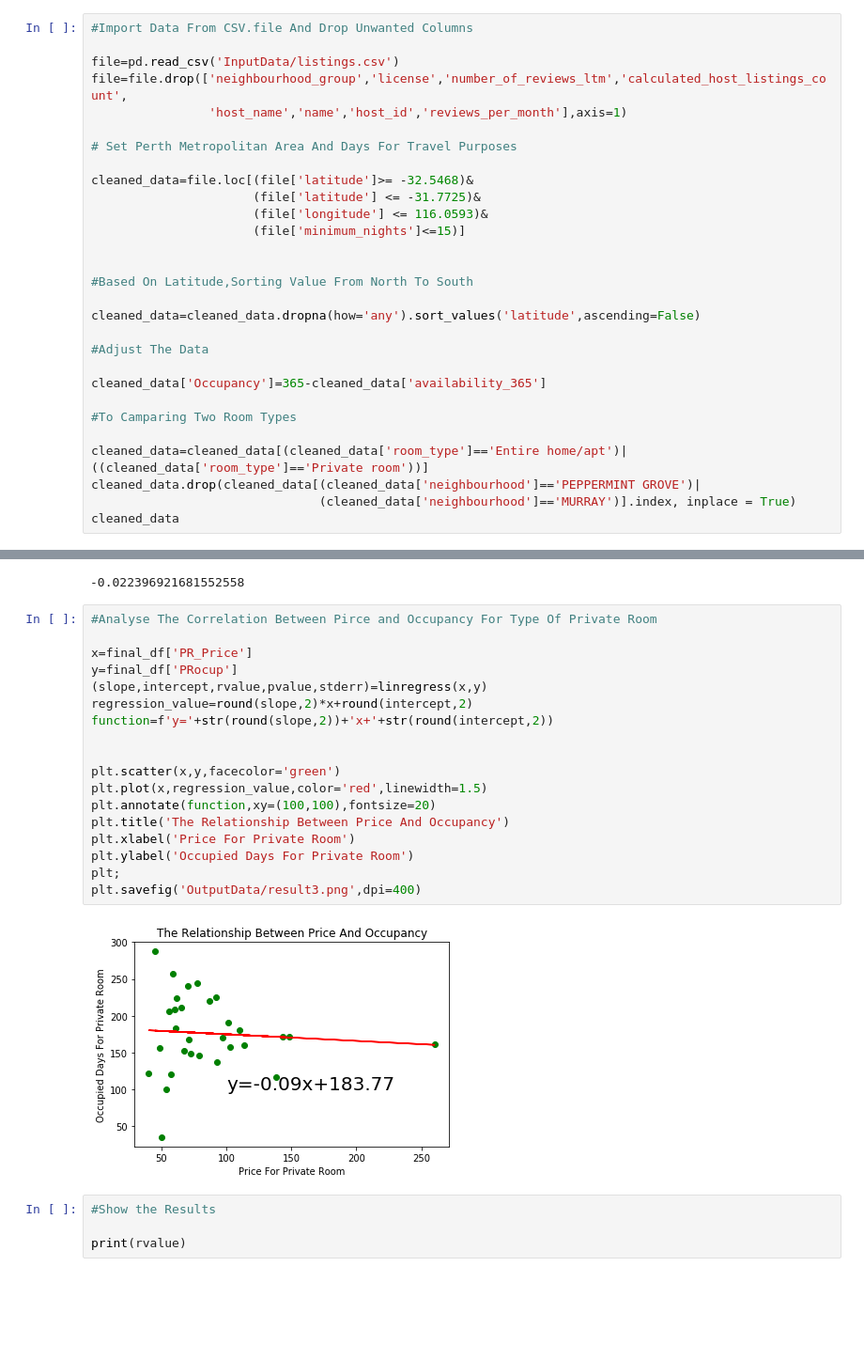
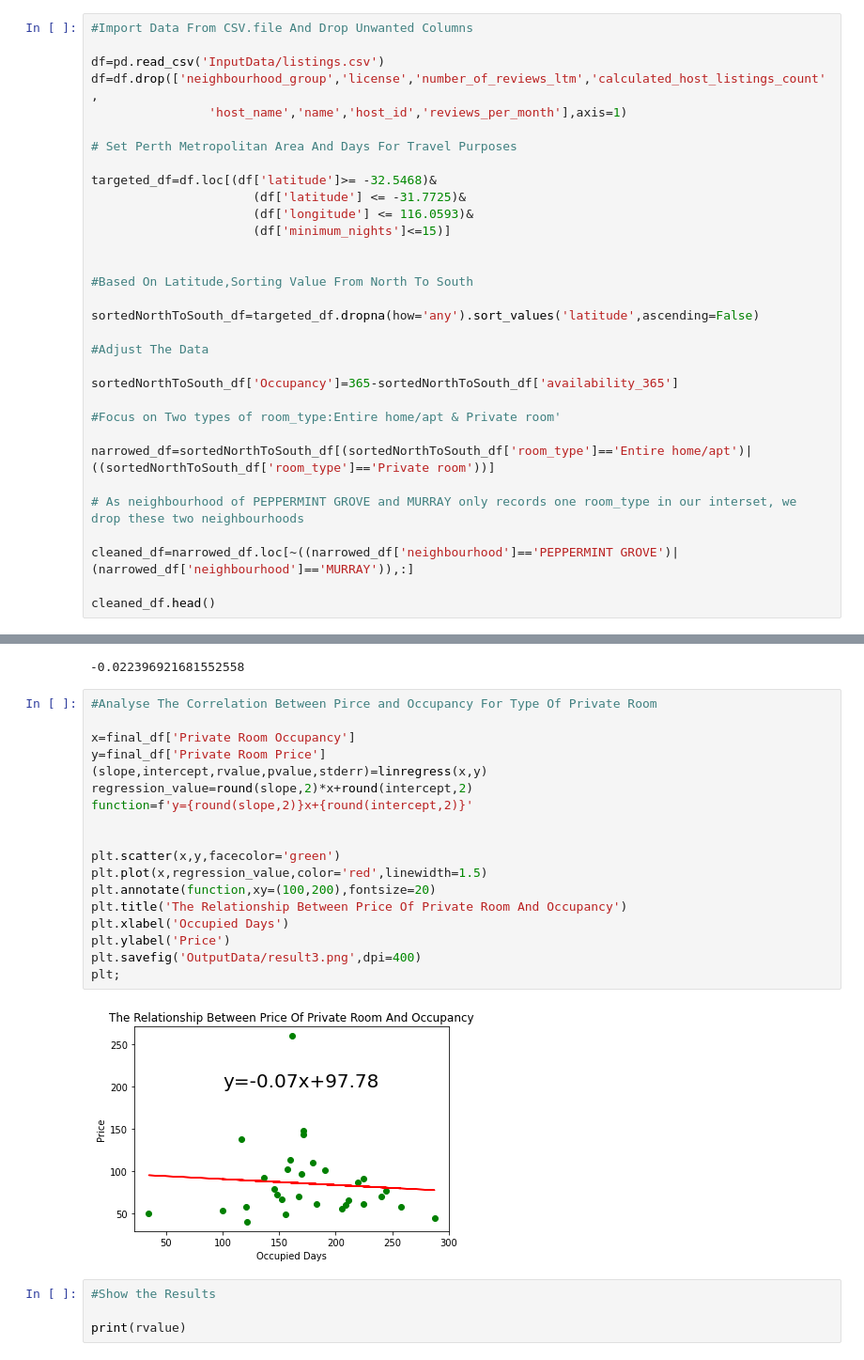
Before and after one commit to LynHJ/GmapsVisualization-Airbnb, a Jupyter notebook: ProjectAirbnb.ipynb, the cells around one changed output, grey strips where cells are left out. Shown at 94% size. Saved outputs shown, nothing was run; the diff lists cells and outputs as text; blank space fills up the shorter version.

```diff
--- a/ProjectAirbnb.ipynb
+++ b/ProjectAirbnb.ipynb
@@ -12,32 +16,35 @@ gmaps.configure(api_key=gkey)
 # %%
 #Import Data From CSV.file And Drop Unwanted Columns
 
-file=pd.read_csv('InputData/listings.csv')
-file=file.drop(['neighbourhood_group','license','number_of_reviews_ltm','calculated_host_listings_count',
+df=pd.read_csv('InputData/listings.csv')
+df=df.drop(['neighbourhood_group','license','number_of_reviews_ltm','calculated_host_listings_count',
                 'host_name','name','host_id','reviews_per_month'],axis=1)
 
 # Set Perth Metropolitan Area And Days For Travel Purposes
 
-cleaned_data=file.loc[(file['latitude']>= -32.5468)&
-                      (file['latitude'] <= -31.7725)&
-                      (file['longitude'] <= 116.0593)&
-                      (file['minimum_nights']<=15)]
+targeted_df=df.loc[(df['latitude']>= -32.5468)&
+                      (df['latitude'] <= -31.7725)&
+                      (df['longitude'] <= 116.0593)&
+                      (df['minimum_nights']<=15)]
 
 
 #Based On Latitude,Sorting Value From North To South
 
-cleaned_data=cleaned_data.dropna(how='any').sort_values('latitude',ascending=False)
+sortedNorthToSouth_df=targeted_df.dropna(how='any').sort_values('latitude',ascending=False)
 
 #Adjust The Data
 
-cleaned_data['Occupancy']=365-cleaned_data['availability_365']
+sortedNorthToSouth_df['Occupancy']=365-sortedNorthToSouth_df['availability_365']
 
-#To Camparing Two Room Types
+#Focus on Two types of room_type:Entire home/apt & Private room'
 
-cleaned_data=cleaned_data[(cleaned_data['room_type']=='Entire home/apt')|((cleaned_data['room_type']=='Private room'))]
-cleaned_data.drop(cleaned_data[(cleaned_data['neighbourhood']=='PEPPERMINT GROVE')|
-                               (cleaned_data['neighbourhood']=='MURRAY')].index, inplace = True)
-cleaned_data
+narrowed_df=sortedNorthToSouth_df[(sortedNorthToSouth_df['room_type']=='Entire home/apt')|((sortedNorthToSouth_df['room_type']=='Private room'))]
+
+# As neighbourhood of PEPPERMINT GROVE and MURRAY only records one room_type in our interset, we drop these two neighbourhoods
+
+cleaned_df=narrowed_df.loc[~((narrowed_df['neighbourhood']=='PEPPERMINT GROVE')|(narrowed_df['neighbourhood']=='MURRAY')),:]
+
+cleaned_df.head()
 # %% [output]
 |  | id | neighbourhood | latitude | longitude | room_type | price | minimum_nights | number_of_reviews | ... |
 | 9217 | 597266527035707418 | JOONDALUP | -31.77258 | 115.74539 | Entire home/apt | 198 | 2 | 8 | ... |
@@ -244,23 +254,23 @@ print(rvalue)
 # %%
 #Analyse The Correlation Between Pirce and Occupancy For Type Of Private Room
 
-x=final_df['PR_Price']
-y=final_df['PRocup']
+x=final_df['Private Room Occupancy']
+y=final_df['Private Room Price']
 (slope,intercept,rvalue,pvalue,stderr)=linregress(x,y)
 regression_value=round(slope,2)*x+round(intercept,2)
-function=f'y='+str(round(slope,2))+'x+'+str(round(intercept,2))
+function=f'y={round(slope,2)}x+{round(intercept,2)}'
 
 
 plt.scatter(x,y,facecolor='green')
 plt.plot(x,regression_value,color='red',linewidth=1.5)
-plt.annotate(function,xy=(100,100),fontsize=20)
-plt.title('The Relationship Between Price And Occupancy')
-plt.xlabel('Price For Private Room')
-plt.ylabel('Occupied Days For Private Room')
+plt.annotate(function,xy=(100,200),fontsize=20)
+plt.title('The Relationship Between Price Of Private Room And Occupancy')
+plt.xlabel('Occupied Days')
+plt.ylabel('Price')
+plt.savefig('OutputData/result3.png',dpi=400)
 plt;
-plt.savefig('OutputData/result3.png',dpi=400)
 # %% [output]
-[figure, old version]
+[figure, new version]
 # %%
 #Show the Results
 
```
Also changed, not shown: parts of 23 cells of this notebook, 8 other files.
